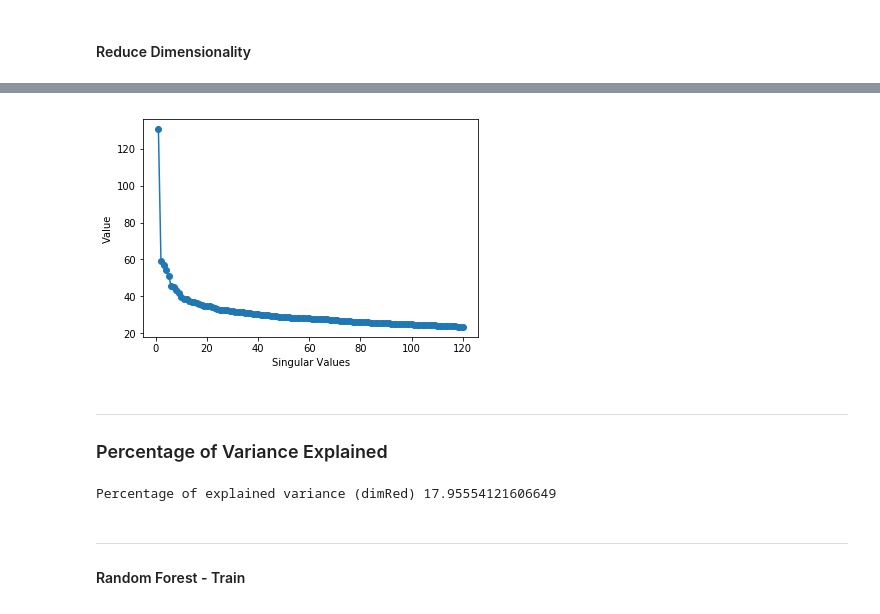
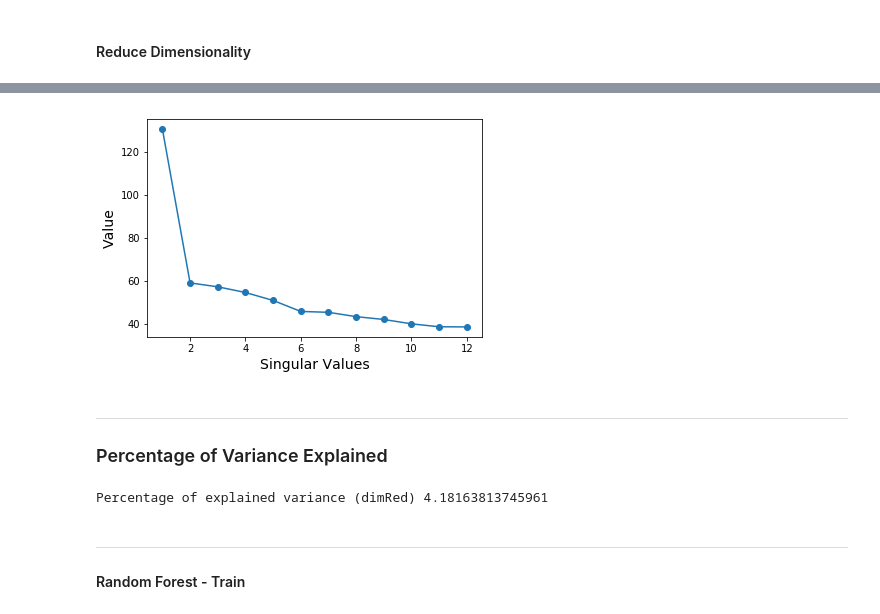
Before and after one commit to nReyna/capstone-VeCan-or-VeCant, a Jupyter notebook: RF_Yelp-VegFrnd.ipynb, the cells around one changed output, grey strips where cells are left out. Cells and saved outputs as stored; diff of their text form; code cells hidden in the pictures.

```diff
--- a/RF_Yelp-VegFrnd.ipynb
+++ b/RF_Yelp-VegFrnd.ipynb
@@ -1,5 +1,10 @@
 # %% [markdown]
 #### Aug. 9, 2018 1pm
+# %%
+# GLOBAL Variables for running code segments
+
+showPlots = True
+verbose   = False
 # %%
 import numpy   as np
 import pandas  as pd
@@ -92,5 +156,15 @@ stopWords.extend(['good', 'excellent', 'best', 'like', 'place', 'really', 'order
+# %%
+stopWords = list(stopwords.words('english'))
+stopWords.extend(['good', 'excellent', 'best', 'like', 'place', 'really', 'ordered', 'amazing', 'fantastic', 'am', 'pm'])
+stopWords.extend(['aa', 'aaa', 'aaaa', 'aaaaa', 'aaaaaa', 'aaaaaaaaaaaaaaaaaaaaaaaaaauuuuuuuuuuuuuuuuggggggggggggggggggg', 'aaaaaaah'])
+stopWords.extend(['aaaaaaamazing', 'aaaaaaand', 'aaaaaamazing', 'aaaaahhhh', 'aaaaahhhhhhmazing', 'aaaaahhhhmaaazeballs', 'aaaaamazing', 'aaaaand'])
+stopWords.extend(['aaaack', 'aaaamazing', 'aaaammmazziiigggg', 'aaaand', 'aaaarrgh', 'aaah', 'aaahh'])
+stopWords.extend(['aaahhhh', 'aaahhhhh', 'aaahhhhmmmaaazzziiiinnnnggg'])
+stopWords.extend(['aaammaziiiing', 'aaand', 'aab', 'aaboud', 'aac', 'aachi', 'aadd', 'aaggh', 'aagh', 'aah', 'aahan', 'aahc', 'aahhh'])
+stopWords.extend(['aahhhh', 'aahhhhhh', 'aahhhhhhmazing', 'aahhhhhmazing', 'aahhhhmazing', 'aahing', 'aahran'])
+stopWords.extend(['aaaaaaaaaa', 'aaaaaaaaaaaaaand', 'aaaaaaaaaaaaaauthentic', 'aaaaaaaaaaaaaawwwwwwwwwwwwwwwwwwwwww', 'aaaaaaaaaaack', 'aaaaaaaaaaah', 'aaaaaaaaaand', 'aaaaaaaaargh', 'aaaaaaaack', 'aaaaaaaahhhhhhhhh', 'aaaaaaaamazing', 'aaaaaaaand', 'aaaaaaall', 'aaaaaaamaaaaazing', 'aaaaaaammmmazing', 'aaaaaahhhh', 'aaaaaahhhhh', 'aaaaaahhhhhmazing', 'aaaaaand', 'aaaaaannnddd', 'aaaaaannnndddd', 'aaaaagh', 'aaaaah', 'aaaaahhhhmazing', 'aaaaamaaazing', 'aaaaammmaazzzinnngg', 'aaaaarrrggghh', 'aaaaawful', 'aaaaay', 'aaaagh', 'aaaah', 'aaaahh', 'aaaahhh', 'aaaahhhh', 'aaaahhhhhhh', 'aaaahmazzzing', 'aaaajúa', 'aaaall', 'aaaalllllllll', 'aaaallright', 'aaaammaaazzinnnggg', 'aaaammazzing', 'aaaammmaaaaazzzziiiinnnngggg', 'aaaammmaaazing', 'aaaammmmmmazing', 'aaaamzing', 'aaaandd', 'aaaanddd', 'aaaannnd', 'aaaannnnd', 'aaaanyway', 'aaaawesoooome', 'aaaawwwesome', 'aaaawwwww', 'aaagggrrrrrrrhhhhh', 'aaahahaa', 'aaahhh', 'aaahhhhhhh', 'aaahhhs', 'aaahing', 'aaahmaaaazing', 'aaahmazing', 'aaahs', 'aaaiiiiight', 'aaall', 'aaallll', 'aaalways', 'aaamaazing', 'aaamazing', 'aaammaaazzziinnnngggg', 'aaammazing', 'aaammmazing', 'aaammmazinggggg', 'aaammmmaaazzziinnggg', 'aaannd', 'aaanndd', 'aaannndd', 'aaannnnd', 'aaanyway', 'aaare', 'aaawwee', 'aaawww', 'aaawwwwsome', 'aaay', 'aacross', 'aadbcc', 'aadorbsssssss', 'aagain', 'aahaan', 'aahed', 'aahh', 'aahs', 'aaid', 'aaiight', 'aaiiight', 'aaim', 'aaka', 'aaked', 'aaliyah', 'aall'])
 # %%
-vectorizer = TfidfVectorizer(stop_words=stopWords)
+vectorizer = TfidfVectorizer(stop_words=stopWords, strip_accents = 'ascii' )
 # %% [markdown]
 #### Vectorize Review Text
 # %%
@@ -128,7 +188,8 @@ ftrs
 # %% [markdown]
 #### Reduce Dimensionality
 # %%
-svd = TruncatedSVD(n_components=120, n_iter=7)
+n_comps = 12 #120
+svd = TruncatedSVD(n_components = n_comps, n_iter=7)
 # %%
 %%time
 X_train_term_svd = svd.fit_transform(X_train_term)
@@ -158,12 +205,13 @@ array([130.57719979,  58.91467945,  57.17188445,  54.38733755,
 # %%
-s = svd.singular_values_
+if showPlots:
+    s = svd.singular_values_
 
-x = [i+1 for i in range(len(s))]
-plt.plot(x, s, marker='o')
-plt.xlabel("Singular Values")
-plt.ylabel("Value");
+    x = [i+1 for i in range(len(s))]
+    plt.plot(x, s, marker='o')
+    plt.xlabel("Singular Values", fontsize=14)
+    plt.ylabel("Value",  fontsize=14);
 # %% [output]
-[figure, old version]
+[figure, new version]
 # %% [markdown]
 ---
 
@@ -171,7 +219,7 @@ plt.ylabel("Value");
 # %%
 print("Percentage of explained variance (dimRed)", svd.explained_variance_ratio_.sum()*100)
 # %% [output]
-Percentage of explained variance (dimRed) 17.95554121606649
+Percentage of explained variance (dimRed) 4.18163813745961
 # %% [markdown]
 ---
 
```
Also changed, not shown: parts of 69 cells of this notebook.
